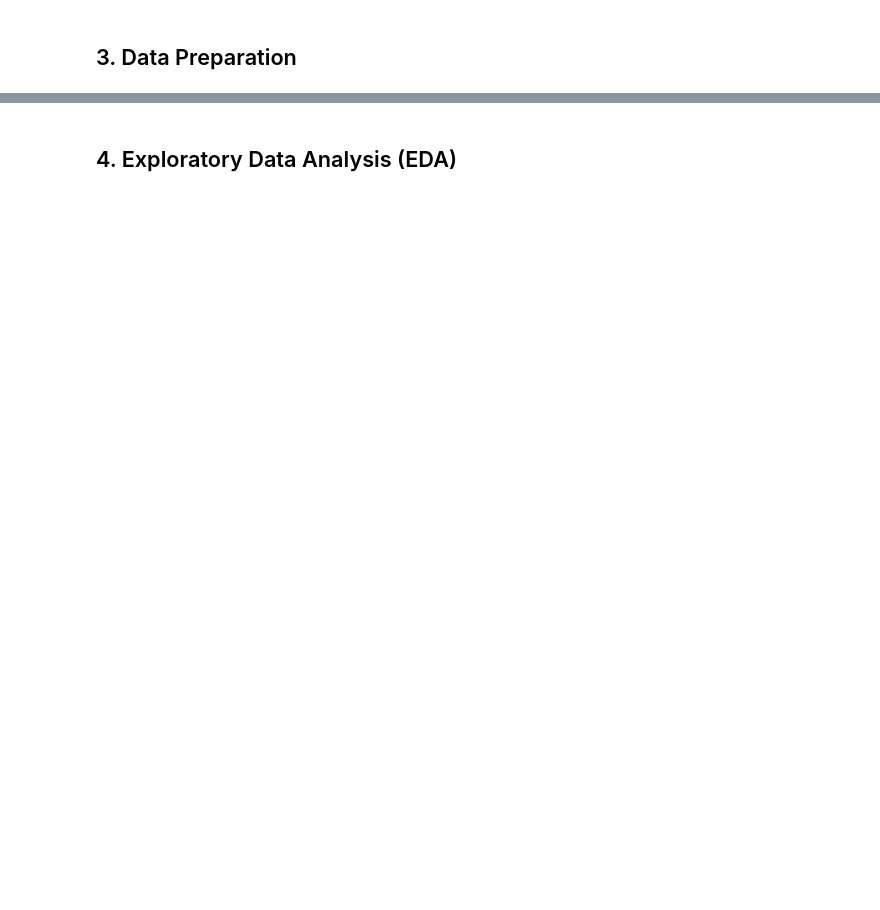
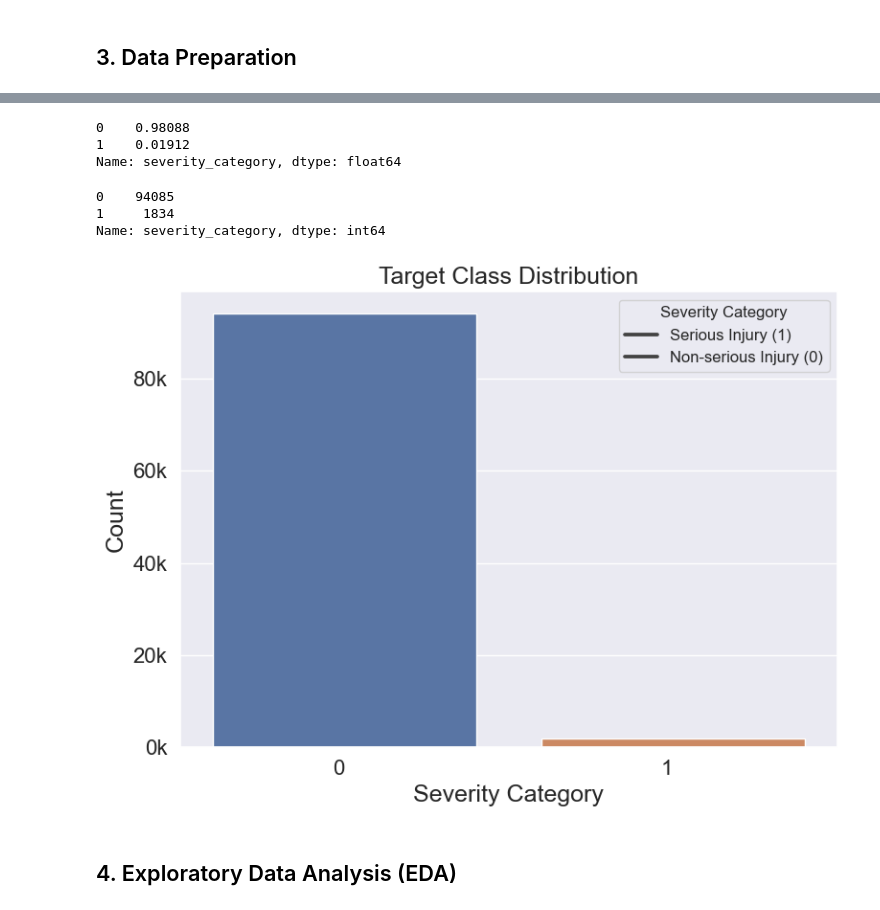
Before and after one commit to ckucewicz/traffic_crash_prediction, a Jupyter notebook: notebook.ipynb, the cells around one changed output, grey strips where cells are left out. Drawn from its saved outputs; the diff is of its cells as text; code cells hidden in the pictures; blank space fills up the shorter version.

```diff
--- a/notebook.ipynb
+++ b/notebook.ipynb
@@ -252,5 +175,6 @@ vehicles DataFrame loaded successfully.
 # %%
-# stores each dataset in its own variable
+# Step 6: Access individual DataFrames
 people_df = dataframes['people']
 traffic_crashes_df = dataframes['traffic_crashes']
 vehicles_df = dataframes['vehicles']
+crashes_finalized_df = dataframes['crashes_finalized']
@@ -577,12 +549,0 @@ except FileNotFoundError:
-# %%
-# Step 4: Load the cleaned dataset CSV into pandas DataFrame
-cleaned_csv = 'crashes_finalized_df.csv'  # The name of your cleaned dataset file
-cleaned_df_path = unzip_path / cleaned_csv  # Full path to the cleaned dataset
-
-try:
-    # Load CSV into pandas DataFrame
-    crashes_finalized_df = pd.read_csv(cleaned_df_path)
-    print("Cleaned DataFrame loaded successfully.")
-
-except FileNotFoundError:
-    print(f"Error: {cleaned_csv} not found in the extracted files.")
@@ -608,36 +654,55 @@ crashes_finalized_df.severity_category.value_counts()
+# %%
+# provides the distribution percentages for each class of the target variable
+crashes_finalized_df.severity_category.value_counts(normalize = True)
+# %% [output]
+0    0.98088
+1    0.01912
+Name: severity_category, dtype: float64
+# %%
+# provides distribution counts for each class of the target variable
+crashes_finalized_df.severity_category.value_counts()
+# %% [output]
+0    94085
+1     1834
+Name: severity_category, dtype: int64
 # %%
+# plots a bar graph visualizing the distribution of target variable features
+
+
 # Counts the occurrences of each category
 severity_counts = crashes_finalized_df.severity_category.value_counts()
 
 # Creates the bar plot
 sns.set_theme(style="darkgrid")
 plt.figure(figsize=(8, 6))
 sns.barplot(x=severity_counts.index, y=severity_counts)
 
 # Custom y-axis formatting to show values in 'k'
-def y_axis_formatter(x, pos):
-    return f'{int(x / 1000)}k'
+#def y_axis_formatter(x, pos):
+ #   return f'{int(x / 1000)}k'
 
 plt.gca().yaxis.set_major_formatter(FuncFormatter(y_axis_formatter))
 
 # Adds titles and labels
-plt.title('Target Class Distribution', fontsize=16)
-plt.xlabel('Severity Category', fontsize=16)
-plt.ylabel('Count', fontsize=16)
+plt.title('Target Class Distribution', fontsize=18)
+plt.xlabel('Severity Category', fontsize=18)
+plt.ylabel('Count', fontsize=18)
 
 # Rotates x-axis labels
-plt.xticks(ha='right', fontsize=14)
-plt.yticks(fontsize=14)
+plt.xticks(ha='right', fontsize=16)
+plt.yticks(fontsize=16)
 
 # Add a legend/key to clarify what the severity categories represent
 plt.legend(['Serious Injury (1)', 'Non-serious Injury (0)'], loc='upper right', title='Severity Category', fontsize=12)
 
 # Save the plot with a transparent background
 plt.tight_layout()
 
 # saving the visualization is commented out
-plt.savefig('images/target_distribution.png', transparent=False)
+#plt.savefig('images/target_distribution.jpg', transparent=False)
 
 plt.show()
+# %% [output]
+[figure, added]
 # %% [markdown]
 ## 4. <a name ="Exploratory-Data-Analysis"></a>Exploratory Data Analysis (EDA)
```
Also changed, not shown: parts of 99 cells of this notebook, 11 other files.
